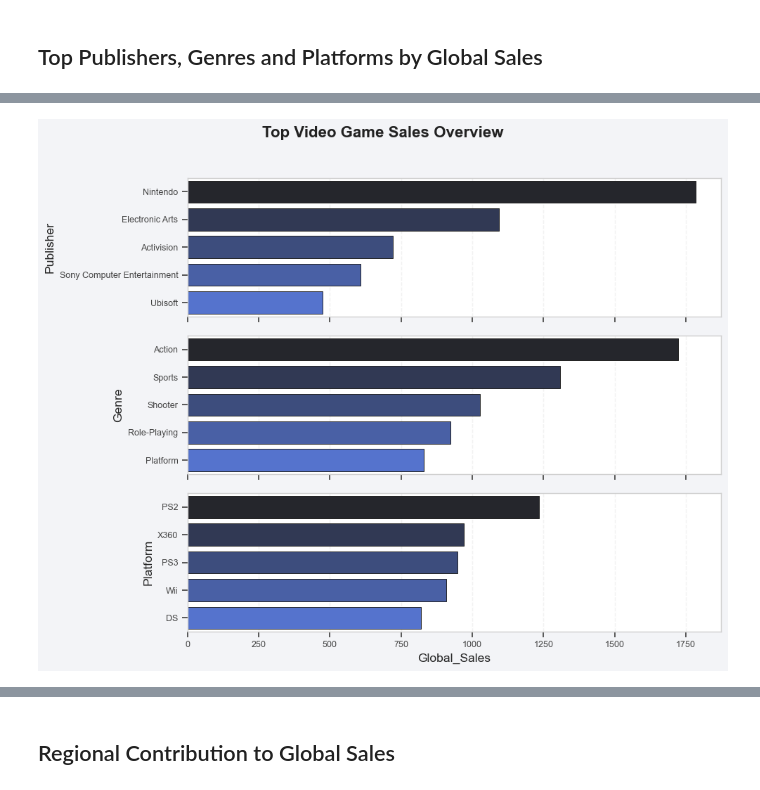
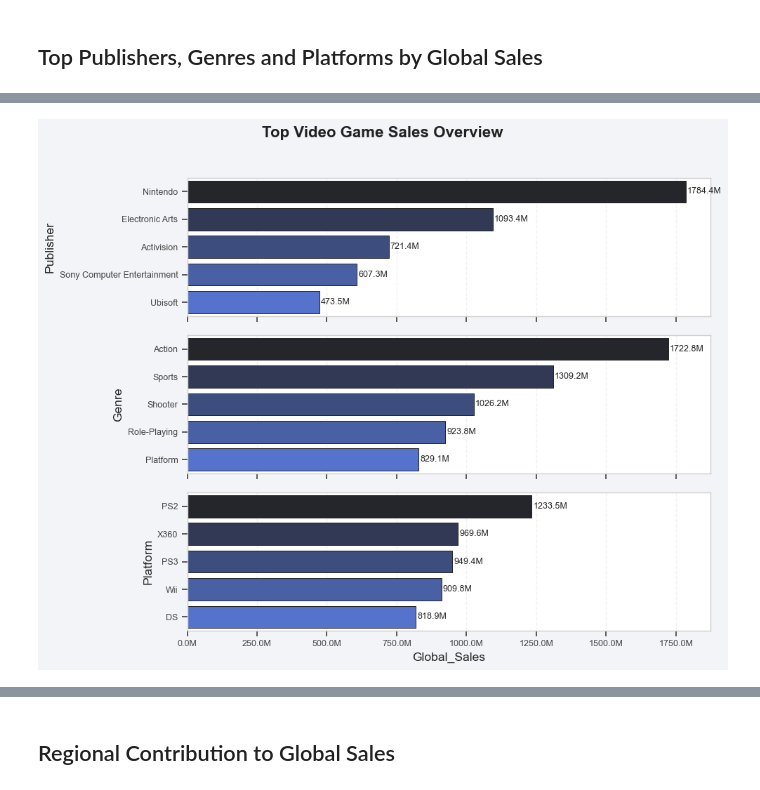
Before and after one commit to MGKgit235/Video-game-sale-analysis, a Jupyter notebook: videogameanalysis.ipynb, the cells around one changed output, grey strips where cells are left out. Saved outputs shown, nothing was run; the diff lists cells and outputs as text; code cells hidden in the pictures.

```diff
--- a/videogameanalysis.ipynb
+++ b/videogameanalysis.ipynb
@@ -102,96 +105,86 @@ top5_platforms = (
 import numpy as np
 import seaborn as sns
 import matplotlib.pyplot as plt
+from matplotlib.ticker import FuncFormatter
 
 sns.set_theme(style="ticks", font_scale=1.05)
 
+# -------------------- Helper functions --------------------
 def light_for_lowest(values):
     vals = np.array(values)
     order = vals.argsort()
     ranks = np.empty_like(order, dtype=float)
     ranks[order] = np.linspace(0, 1, len(vals))
-
     pal = sns.dark_palette("royalblue", n_colors=256, reverse=True)
     return [pal[int(r * 255)] for r in ranks]
 
+def format_sales_m(x, pos):
+    """Format axis in millions"""
+    return f'{x:.1f}M'
 
+# -------------------- Aggregate top 5 --------------------
+top5_publishers = df.groupby('Publisher')['Global_Sales'].sum().sort_values(ascending=False).head(5).reset_index()
+top5_genres     = df.groupby('Genre')['Global_Sales'].sum().sort_values(ascending=False).head(5).reset_index()
+top5_platforms  = df.groupby('Platform')['Global_Sales'].sum().sort_values(ascending=False).head(5).reset_index()
+
+# -------------------- Create figure --------------------
 fig, axes = plt.subplots(
     3, 1,
     figsize=(10, 8),
     sharex=True,
     facecolor="#f3f4f7"
 )
 
 fig.suptitle(
     'Top Video Game Sales Overview',
     fontsize=16,
     fontweight='bold',
     color="#222222"
 )
 
+# -------------------- Style axes --------------------
 for ax in axes:
     ax.set_facecolor("#ffffff")
     for spine in ax.spines.values():
         spine.set_visible(True)
         spine.set_color("#d0d0d0")
         spine.set_linewidth(1)
-
     ax.grid(axis='x', linestyle='--', alpha=0.25)
     ax.set_axisbelow(True)
     ax.tick_params(axis='both', labelsize=9, colors="#444444")
+    ax.xaxis.set_major_formatter(FuncFormatter(format_sales_m))
 
+# -------------------- Plot function --------------------
+def plot_bar_with_labels(ax, data, x_col, y_col):
+    colors = light_for_lowest(data[x_col])
+    sns.barplot(
+        ax=ax,
+        data=data,
+        x=x_col,
+        y=y_col,
+        hue=y_col,
+        palette=dict(zip(data[y_col], colors)),
+        dodge=False,
+        edgecolor='#222222',
+        linewidth=0.7,
+        legend=False
+    )
+    # Add labels on top of bars
+    for p in ax.patches:
+        ax.text(
+            p.get_width() + 5,  # slightly to the right
+            p.get_y() + p.get_height()/2,
+            f'{p.get_width():.1f}M',  # show in millions
+            va='center',
+            fontsize=9
+        )
 
-# -------------------- Publishers --------------------
-colors_pub = light_for_lowest(top5_publishers['Global_Sales'])
-
-sns.barplot(
-    ax=axes[0],
-    data=top5_publishers,
-    x='Global_Sales',
-    y='Publisher',
-    hue='Publisher',
-    palette=dict(zip(top5_publishers['Publisher'], colors_pub)),
-    dodge=False,
-    edgecolor='#222222',
-    linewidth=0.7,
-    legend=False
-)
-
-
-# -------------------- Genres --------------------
-colors_gen = light_for_lowest(top5_genres['Global_Sales'])
-
-sns.barplot(
-    ax=axes[1],
-    data=top5_genres,
-    x='Global_Sales',
-    y='Genre',
-    hue='Genre',
-    palette=dict(zip(top5_genres['Genre'], colors_gen)),
-    dodge=False,
-    edgecolor='#222222',
-    linewidth=0.7,
-    legend=False
-)
-
-
-# -------------------- Platforms --------------------
-colors_plat = light_for_lowest(top5_platforms['Global_Sales'])
-
-sns.barplot(
-    ax=axes[2],
-    data=top5_platforms,
-    x='Global_Sales',
-    y='Platform',
-    hue='Platform',
-    palette=dict(zip(top5_platforms['Platform'], colors_plat)),
-    dodge=False,
-    edgecolor='#222222',
-    linewidth=0.7,
-    legend=False
-)
+# -------------------- Plot --------------------
+plot_bar_with_labels(axes[0], top5_publishers, 'Global_Sales', 'Publisher')
+plot_bar_with_labels(axes[1], top5_genres,     'Global_Sales', 'Genre')
+plot_bar_with_labels(axes[2], top5_platforms,  'Global_Sales', 'Platform')
 
 plt.tight_layout(rect=[0, 0, 1, 0.96])
 plt.show()
 # %% [output]
-[figure, old version]
+[figure, new version]
```
Also changed, not shown: parts of 4 cells of this notebook.
